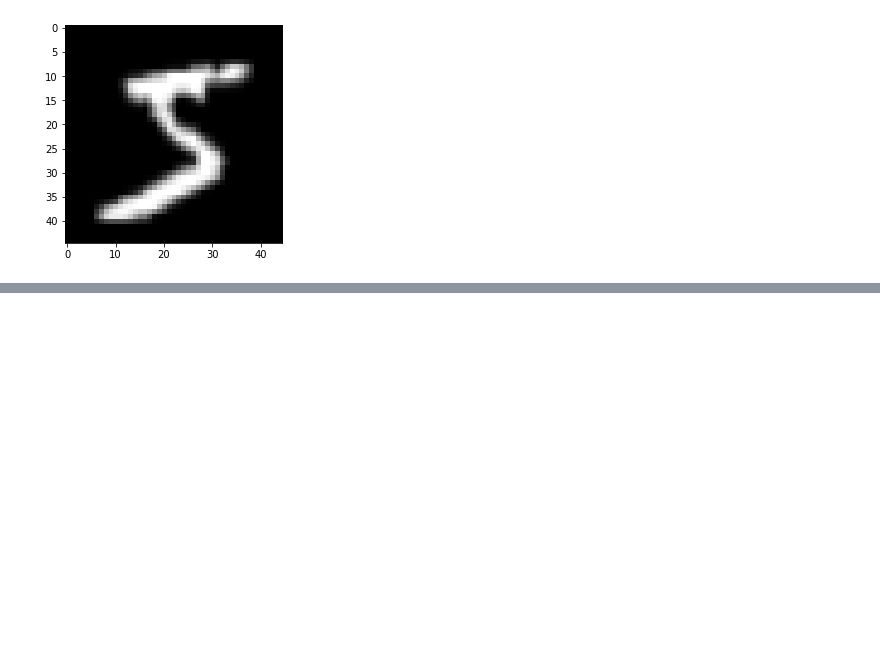
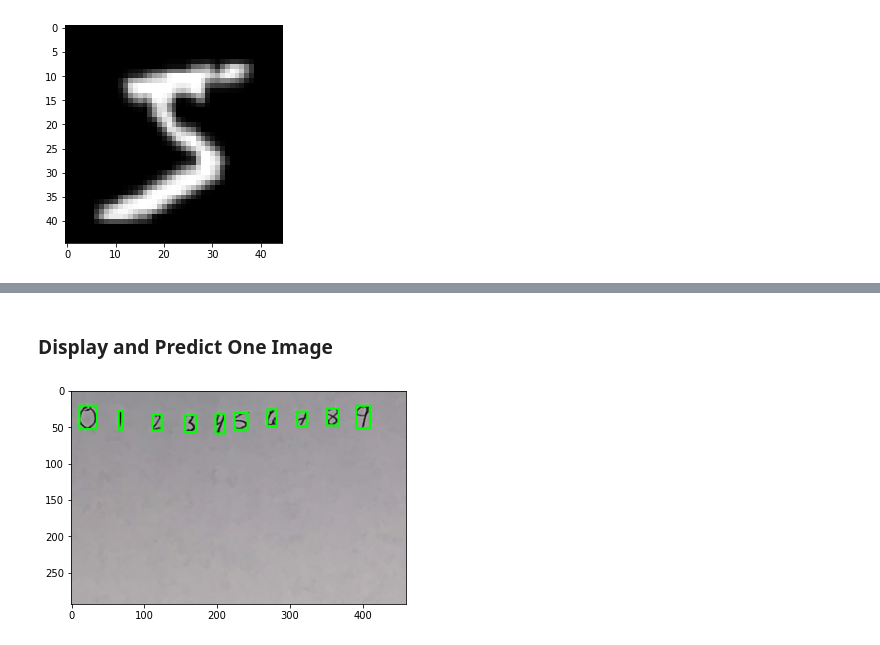
Before and after one commit to davidjperez00/ideal-funicular, a Jupyter notebook: model_analytics/MLP_v1_data_augmentation.ipynb, the cells around one changed output, grey strips where cells are left out. Saved outputs shown, nothing was run; the diff lists cells and outputs as text; code cells hidden in the pictures; blank space fills up the shorter version.

```diff
--- a/model_analytics/MLP_v1_data_augmentation.ipynb
+++ b/model_analytics/MLP_v1_data_augmentation.ipynb
@@ -168,0 +311,21 @@ plt.imshow(x_train[0], cmap='gray')
+# %% [markdown]
+### Display and Predict One Image
+# %%
+def image_bounded(image_path):
+  image = cv2.imread(f'./{image_path}.jpg')
+  grey = cv2.cvtColor(image.copy(), cv2.COLOR_BGR2GRAY)
+  ret, thresh = cv2.threshold(grey.copy(), 75, 255, cv2.THRESH_BINARY_INV)
+  contours, _ = cv2.findContours(thresh.copy(), cv2.RETR_EXTERNAL, cv2.CHAIN_APPROX_SIMPLE)
+
+  for c in contours:
+    x,y,w,h = cv2.boundingRect(c)
+
+    # Creating a rectangle around the digit in the original image (for displaying the digits fetched via contours)
+    cv2.rectangle(image, (x,y), (x+w, y+h), color=(0, 255, 0), thickness=2)
+
+  plt.imshow(image, cmap="gray")
+  plt.show()
+
+image_bounded("IMG_8789")
+# %% [output]
+[figure, added]
```
Also changed, not shown: parts of 16 cells of this notebook, 2 other files.
